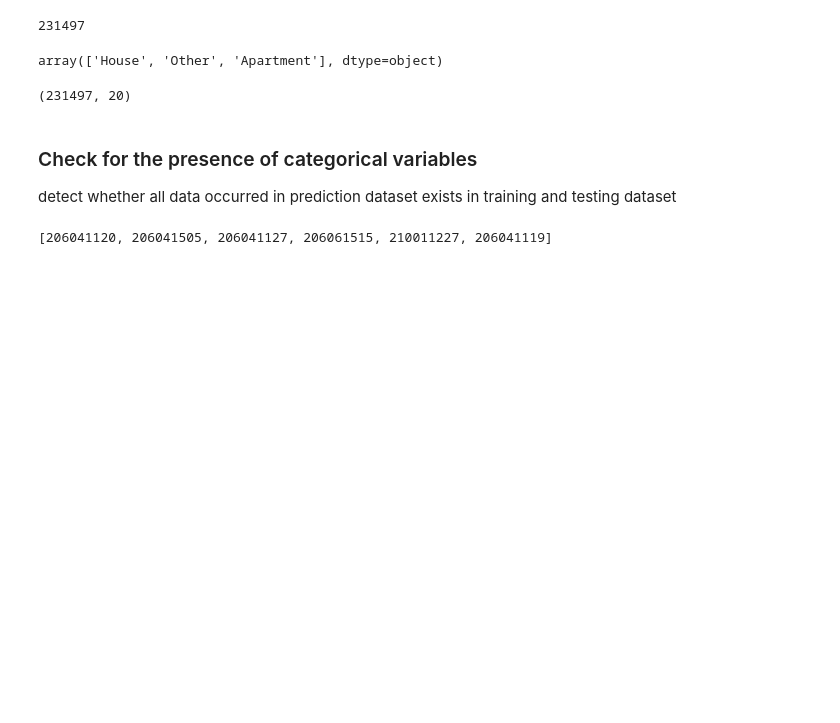
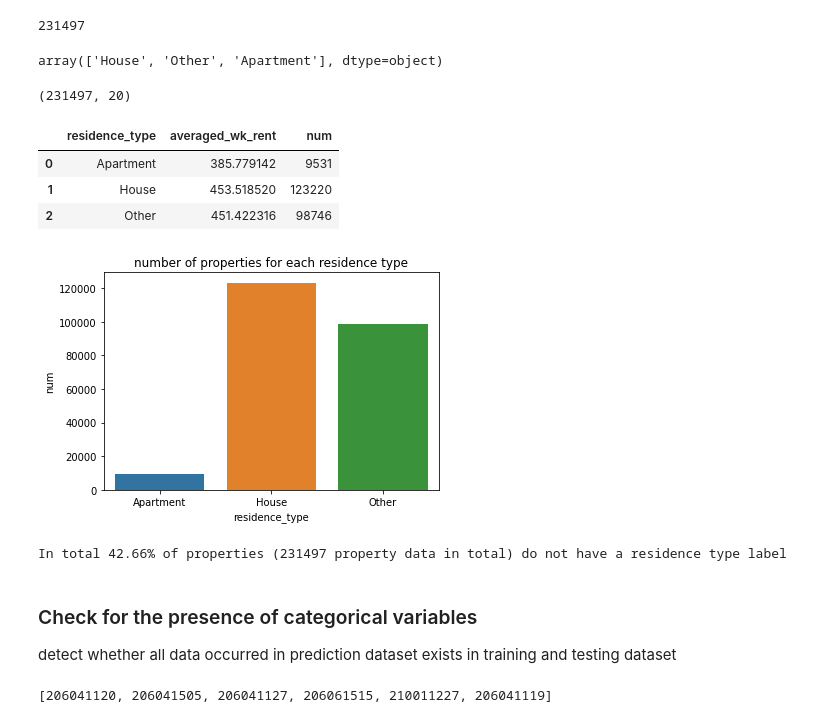
Before and after one commit to MAST30034-Applied-Data-Science/generic-real-estate-consulting-project-group-43, a Jupyter notebook: models/classify_property_type.ipynb, the cells around one changed output. Saved outputs shown, nothing was run; the diff lists cells and outputs as text; code cells hidden in the pictures; blank space fills up the shorter version.

```diff
--- a/models/classify_property_type.ipynb
+++ b/models/classify_property_type.ipynb
@@ -96,6 +96,37 @@ df = df[COLS]
 # %%
 df1 = df[df.residence_type != 'Other'] # train and test dataset
 df2 = df[df.residence_type == 'Other'] # prediction dataset
+# %%
+
+df_agg = df[['residence_type', 'weekly_rent','year']]\
+        .groupby(['residence_type'],as_index = False) \
+        .agg(
+            {\
+                'weekly_rent': 'mean', # count number of instances from sample
+                'year': 'count',
+            }
+        ) \
+        .rename({'year': 'num','weekly_rent': 'averaged_wk_rent' }, axis=1)
+
+df_agg
+# %% [output]
+|  | residence_type | averaged_wk_rent | num |
+| 0 | Apartment | 385.779142 | 9531 |
+| 1 | House | 453.518520 | 123220 |
+| 2 | Other | 451.422316 | 98746 |
+# %%
+#plt.figure(figsize=(6,4))
+ax = sns.barplot(data=df_agg, x="residence_type", y="num").set(title='number of properties for each residence type')
+plt.savefig('../plots/figure/number of properties for each residence type.jpg')
+# %% [output]
+[figure, added]
+# %%
+
+total =  int(sum(df_agg.num))
+percent = round(float(df_agg[df_agg.residence_type == 'Other'].num / sum(df_agg.num)*100),2)
+print(f'In total {percent}% of properties ({total} property data in total) do not have a residence type label')
+# %% [output]
+In total 42.66% of properties (231497 property data in total) do not have a residence type label
 # %% [markdown]
 ### Check for the presence of categorical variables
 detect whether all data occurred in prediction dataset exists in training and testing dataset
```
Also changed, not shown: 10 other files.
